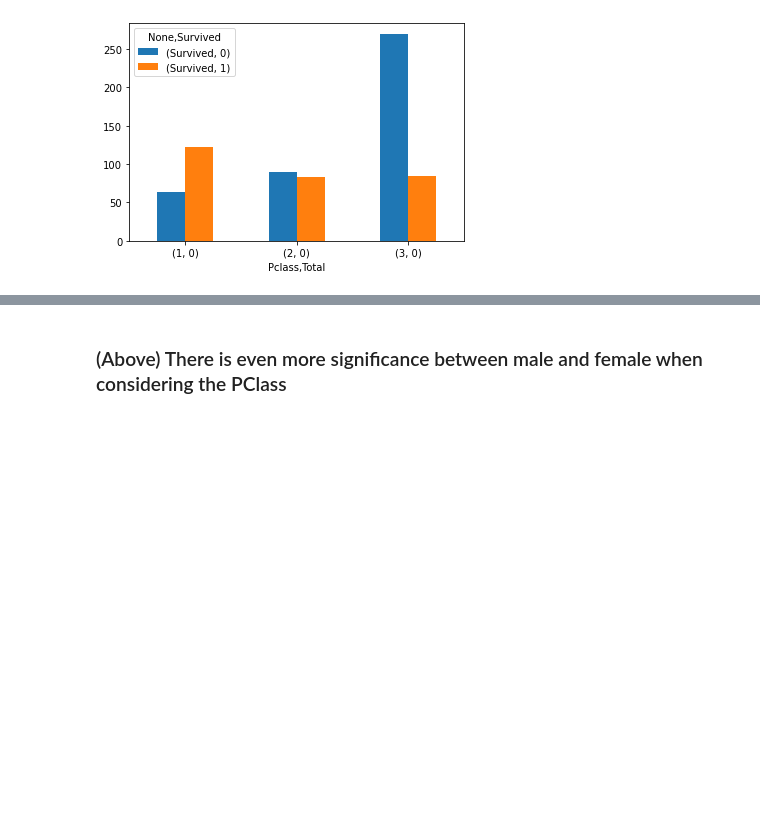
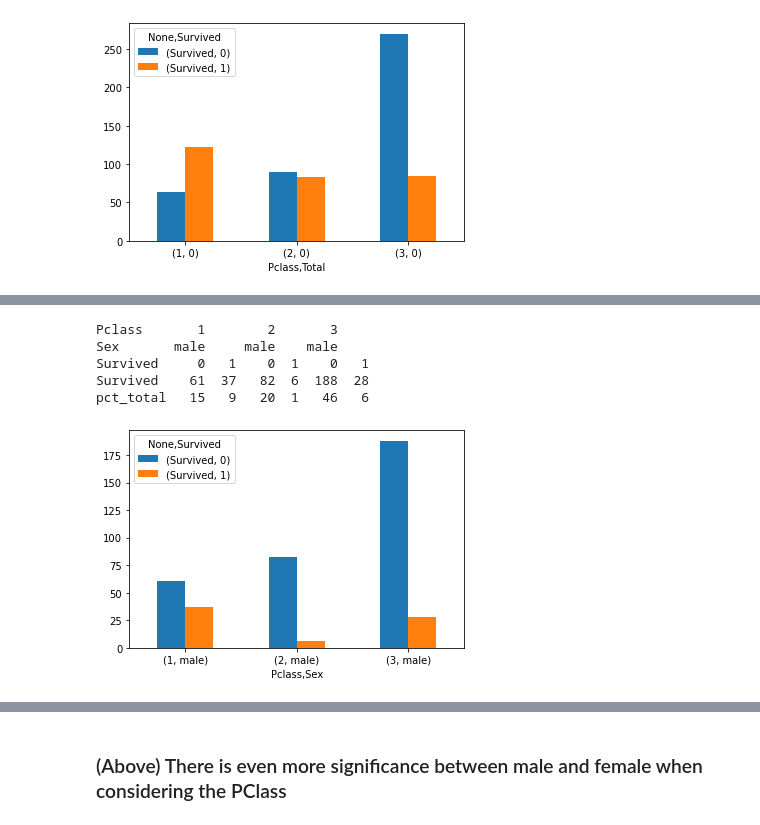
Before and after one commit to mdpurvis/kaggle_competitions, a Jupyter notebook: titanic/notebooks/01 Data Due Diligence.ipynb, the cells around one changed output, grey strips where cells are left out. Saved outputs shown, nothing was run; the diff lists cells and outputs as text; code cells hidden in the pictures; blank space fills up the shorter version.

```diff
--- a/titanic/notebooks/01 Data Due Diligence.ipynb
+++ b/titanic/notebooks/01 Data Due Diligence.ipynb
@@ -454,0 +469,12 @@ pct_total      1  31      2  26     21  18
+# %%
+review_detail(df_m_old,
+              'Pclass', "",
+              'Sex', 'male',
+              False,'count','all', False)
+# %% [output]
+Pclass       1        2       3
+Sex       male     male    male
+Survived     0   1    0  1    0   1
+Survived    61  37   82  6  188  28
+pct_total   15   9   20  1   46   6
+[figure, added]
```
Also changed, not shown: parts of 18 cells of this notebook.
